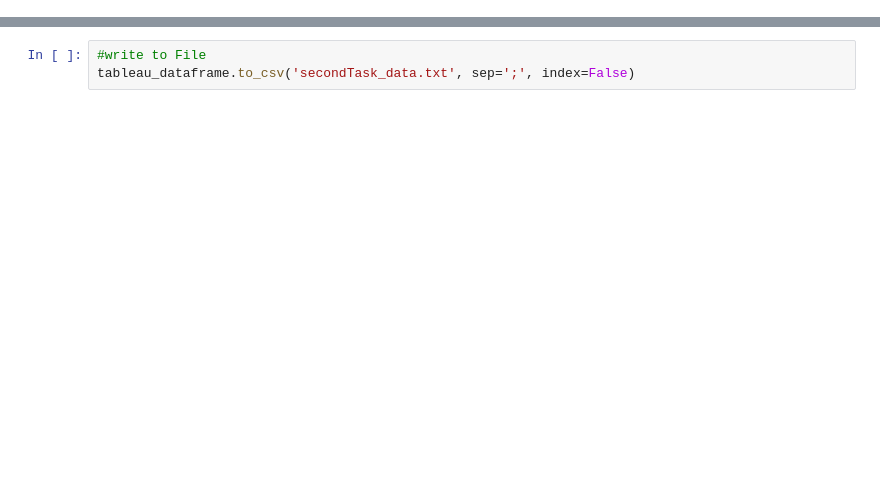
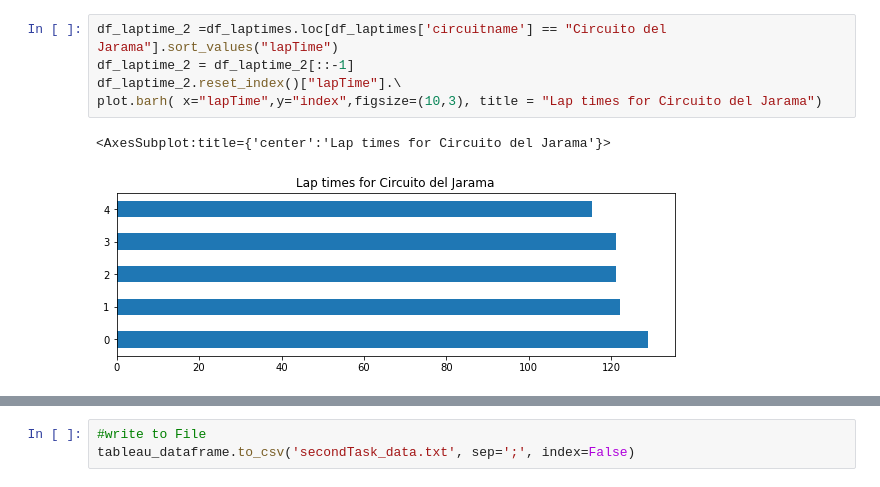
Before and after one commit to Johannes0Horn/Race-Data-Analysis, a Jupyter notebook: Race Data Analysis.ipynb, the cells around one changed output, grey strips where cells are left out. Saved outputs shown, nothing was run; the diff lists cells and outputs as text; blank space fills up the shorter version.

```diff
--- a/Race Data Analysis.ipynb
+++ b/Race Data Analysis.ipynb
@@ -264,0 +230,8 @@ tableau_dataframe.head()
+# %%
+df_laptime_2 =df_laptimes.loc[df_laptimes['circuitname'] == "Circuito del Jarama"].sort_values("lapTime")
+df_laptime_2 = df_laptime_2[::-1]
+df_laptime_2.reset_index()["lapTime"].\
+plot.barh( x="lapTime",y="index",figsize=(10,3), title = "Lap times for Circuito del Jarama")
+# %% [output]
+<AxesSubplot:title={'center':'Lap times for Circuito del Jarama'}>
+[figure, added]
```
Also changed, not shown: parts of 47 cells of this notebook, 4 other files.
